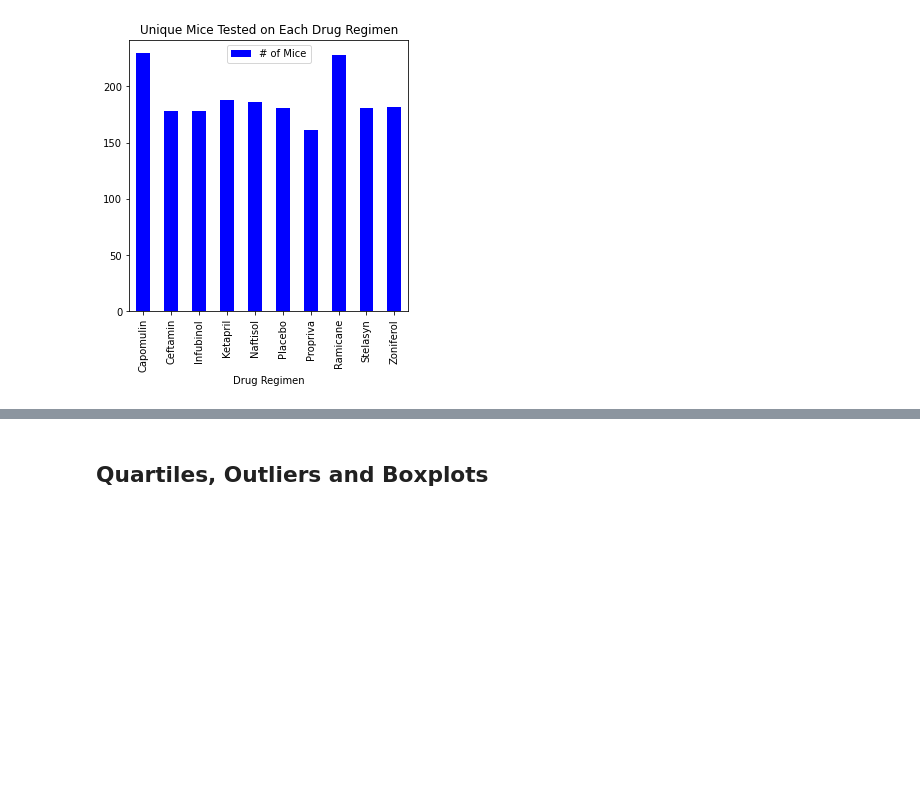
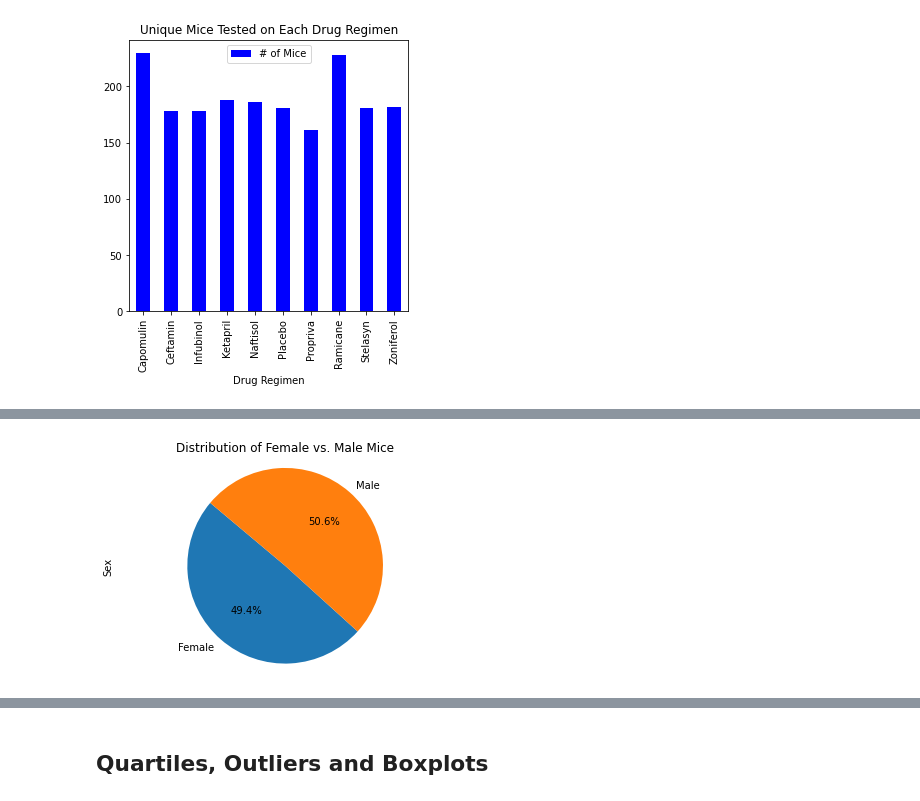
Before and after one commit to annarischitelli/Matplotlib-challenge, a Jupyter notebook: Pymaceuticals_Anna.ipynb, the cells around one changed output, grey strips where cells are left out. Drawn from its saved outputs; the diff is of its cells as text; code cells hidden in the pictures; blank space fills up the shorter version.

```diff
--- a/Pymaceuticals_Anna.ipynb
+++ b/Pymaceuticals_Anna.ipynb
@@ -154 +162,14 @@ AttributeError: 'Series' object has no attribute 'plt'
+# %%
+## Generate a pie plot showing the distribution of female versus male mice using pandas
+#Create dataframe to hold gender info for plot
+gender = merged_df.groupby('Sex')
+gender_count = pd.DataFrame(gender['Sex'].count())
+gender_count
+
+#Create pie plot using PANDAS
+gender_count.plot(kind='pie', y='Sex', title='Distribution of Female vs. Male Mice', startangle=140, autopct='%1.1f%%', shadow=False, legend=False)
+plt.axis("equal")
+plt.show()
+# %% [output]
+[figure, added]
 # %%
```
Also changed, not shown: parts of 10 cells of this notebook.
